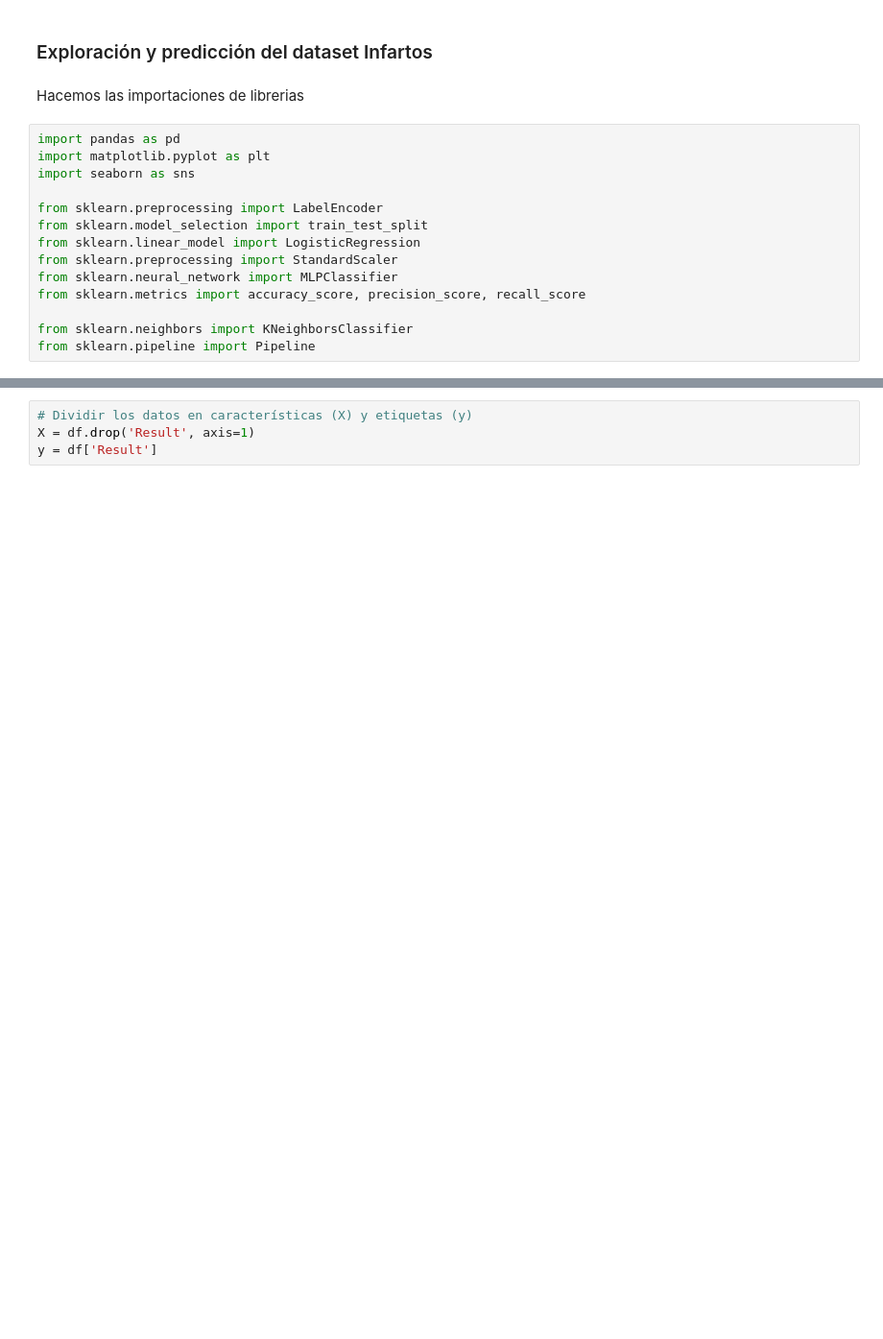
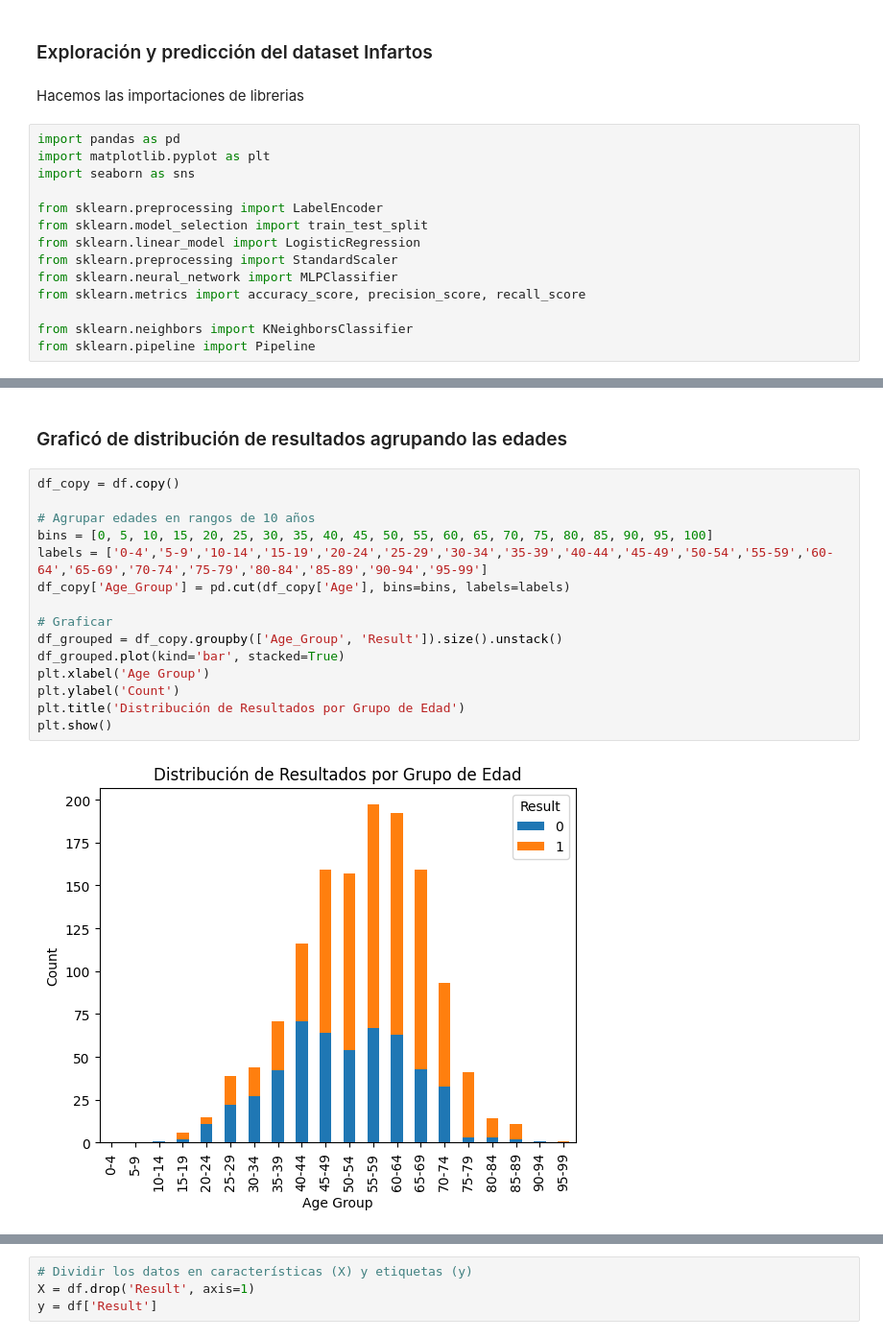
Before and after one commit to RolbinM/Proyecto-1-IA, a Jupyter notebook: infartos.ipynb, the cells around one changed output, grey strips where cells are left out. Shown: that part at 96% size. Cells and saved outputs as stored; diff of their text form; blank space fills up the shorter version.

```diff
--- a/infartos.ipynb
+++ b/infartos.ipynb
@@ -47,0 +92,19 @@ Haciendo una lectura de los datos no tenemos muchos datos con 0 por lo que tomar
+# %% [markdown]
+### Graficó de distribución de resultados agrupando las edades
+# %%
+df_copy = df.copy()
+
+# Agrupar edades en rangos de 10 años
+bins = [0, 5, 10, 15, 20, 25, 30, 35, 40, 45, 50, 55, 60, 65, 70, 75, 80, 85, 90, 95, 100]
+labels = ['0-4','5-9','10-14','15-19','20-24','25-29','30-34','35-39','40-44','45-49','50-54','55-59','60-64','65-69','70-74','75-79','80-84','85-89','90-94','95-99']
+df_copy['Age_Group'] = pd.cut(df_copy['Age'], bins=bins, labels=labels)
+
+# Graficar
+df_grouped = df_copy.groupby(['Age_Group', 'Result']).size().unstack()
+df_grouped.plot(kind='bar', stacked=True)
+plt.xlabel('Age Group')
+plt.ylabel('Count')
+plt.title('Distribución de Resultados por Grupo de Edad')
+plt.show()
+# %% [output]
+[figure, added]
```
Also changed, not shown: parts of 43 cells of this notebook.
